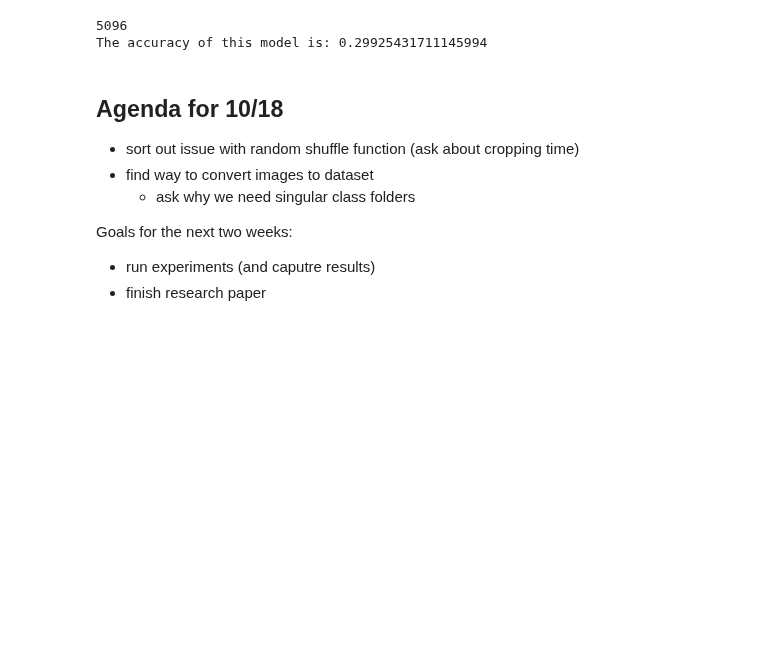
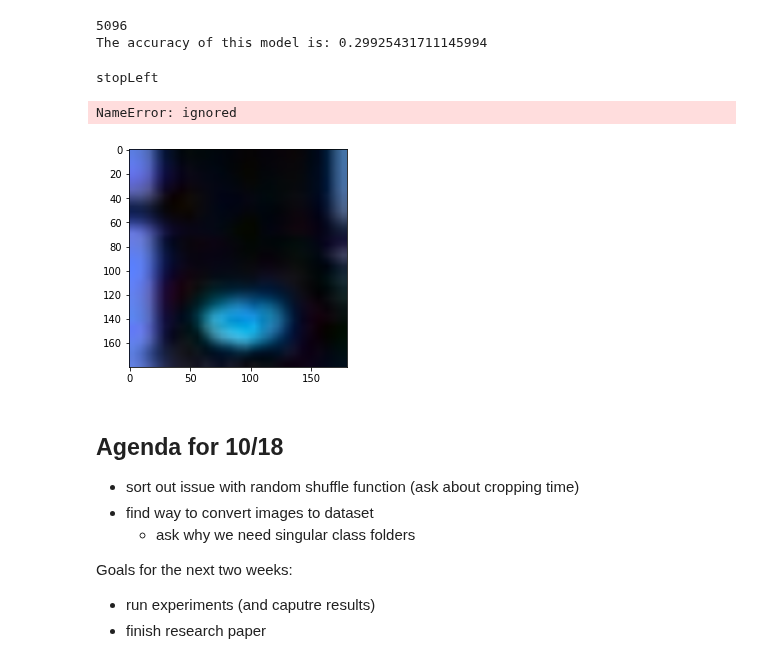
Before and after one commit to manavgurnani21/data_augmentation_tld_research, a Jupyter notebook: Copy_of_Preprocessing.ipynb, the cells around one changed output. Drawn from its saved outputs; the diff is of its cells as text; code cells hidden in the pictures; blank space fills up the shorter version.

```diff
--- a/Copy_of_Preprocessing.ipynb
+++ b/Copy_of_Preprocessing.ipynb
@@ -306,8 +306,8 @@ def listPaths(path):
 import os
 all_image_path_test_labels = []
 
-for folder in listPaths('/content/content/cropped_images_randomized/test'):
-    if folder != '/content/content/cropped_images_randomized/test/.DS_Store':
+for folder in listPaths('/content/content/cropped_images_randomized/train'):
+    if folder != '/content/content/cropped_images_randomized/train/.DS_Store':
         for file in os.listdir(folder):
           all_image_path_test_labels.append(folder.split('/')[-1])
 # %%
@@ -517,17 +537,18 @@ _________________________________________________________________
 # %%
 # vgg_model.compile(optimizer='adam',loss = tf.keras.losses.SparseCategoricalCrossentropy(from_logits=True), metrics=['accuracy'])
 
-resnet_model.compile(optimizer='Adam', loss = weighted_cross_entropy, metrics=['accuracy'])
+resnet_model.compile(optimizer='Adam', loss = tf.keras.losses.SparseCategoricalCrossentropy, metrics=['accuracy'])
 # %%
 from keras.callbacks import ModelCheckpoint, EarlyStopping
 import matplotlib.pyplot as plt
 
 callback = tf.keras.callbacks.EarlyStopping(monitor='val_accuracy', patience=10, restore_best_weights=True)
+class_weights = {0.0 : 1/(go_freq/total), 1.0 : 1/(goForward_freq/total), 2.0 : 1/(goLeft_freq/total), 3.0 : 1/(stop_freq/total), 4.0 : 1/(stopLeft_freq/total), 5.0 : 1/(warning_freq/total), 6.0 : 1/(warningLeft_freq/total)}
 
 resnet_history = resnet_model.fit(
-  train_ds,
+  encoded_ds,
   validation_data=val_ds,
-  epochs=2,
+  epochs=1,
   callbacks=[callback]
 )
 # %% [output]
@@ -578,6 +598,22 @@ print("The accuracy of this model is:", accuracy)
 # %% [output]
 5096
 The accuracy of this model is: 0.29925431711145994
+# %%
+test_unbatch = test_ds.unbatch()
+x = list(test_unbatch.as_numpy_iterator())
+
+i = 6
+x = x[i]
+(x, *_) = x
+x = x/255
+plt.imshow(x)
+
+print(all_image_path_test_labels[i])
+print(class_names[np.argmax(pred_np[i])])
+# %% [output]
+stopLeft
+NameError: ignored
+[figure, added]
 # %%
 # from keras.models import save_model
 
```
Also changed, not shown: parts of 7 cells of this notebook.
